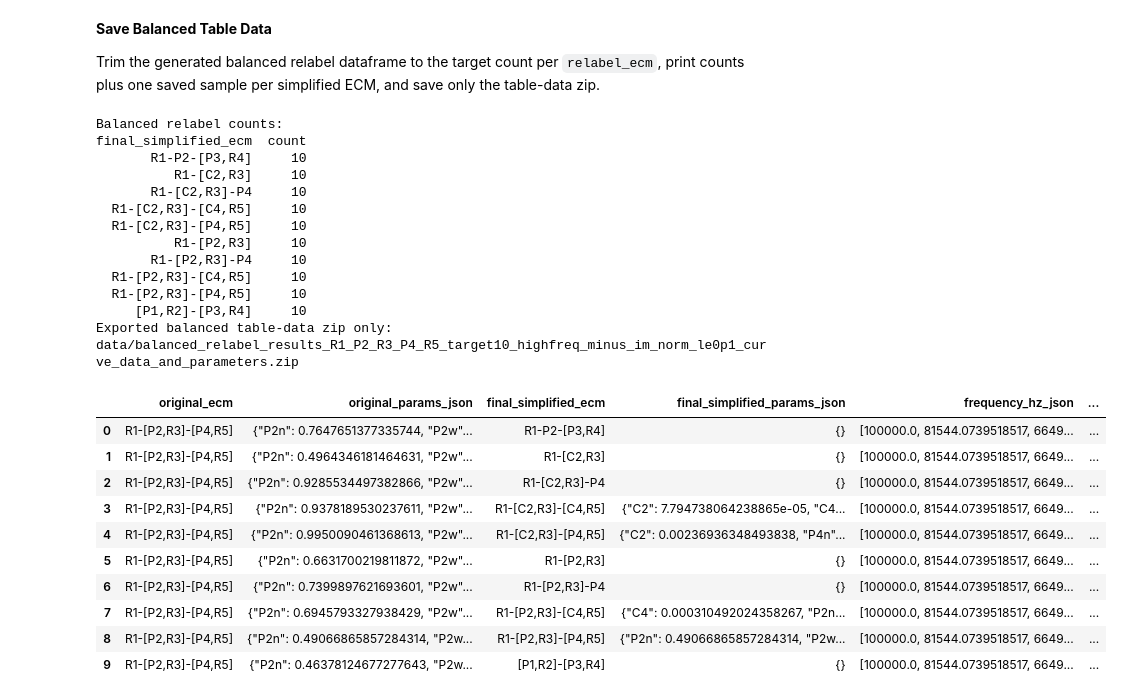
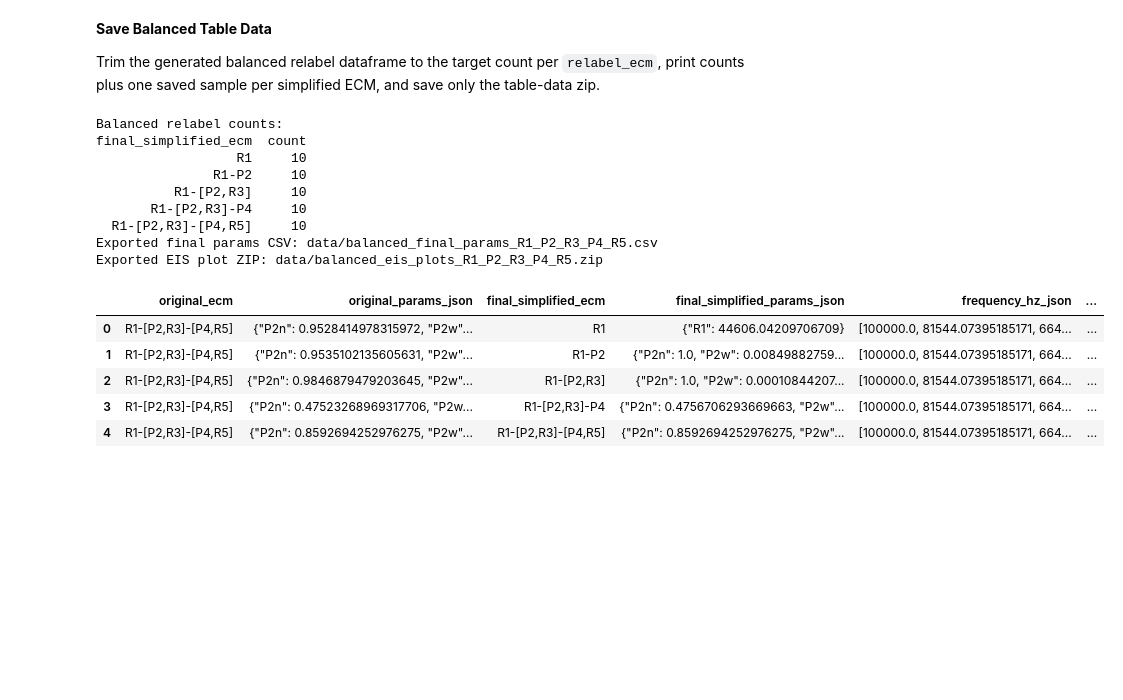
Before and after one commit to zhechengyin/AutoREC, a Jupyter notebook: generate_EIS_data_1.ipynb, the cells around one changed output. Saved outputs shown, nothing was run; the diff lists cells and outputs as text; code cells hidden in the pictures; blank space fills up the shorter version.

```diff
--- a/generate_EIS_data_1.ipynb
+++ b/generate_EIS_data_1.ipynb
@@ -1374,15 +1359,22 @@ groups = list(plot_df.groupby('relabel_ecm', sort=True))
 if not groups:
     raise ValueError('No relabeled ECM groups available to plot.')
 
+show_original_curve_reference = True
 n_cols = min(3, len(groups))
 n_rows = math.ceil(len(groups) / n_cols)
 fig, axes = plt.subplots(n_rows, n_cols, figsize=(5.4 * n_cols, 4.6 * n_rows), squeeze=False)
 
 for ax, (relabel_ecm, group) in zip(axes.ravel(), groups):
     for _, row in group.iterrows():
-        re_norm, minus_im_norm = row['curve']
-        ax.plot(re_norm, -minus_im_norm, linewidth=1.15, alpha=0.65)
-    ax.set_title(f'Relabel: {relabel_ecm}\n(showing {len(group)})')
+        if show_original_curve_reference:
+            re_orig, minus_im_orig = row['curve']
+            ax.plot(re_orig, -minus_im_orig, linewidth=0.8, alpha=0.18, color='0.65')
+        try:
+            re_fit, minus_im_fit = simulate_relabel_normalized_curve(row, random_ecm_freq)
+            ax.plot(re_fit, -minus_im_fit, linewidth=1.35, alpha=0.85, marker='o', markersize=1.8)
+        except Exception as exc:
+            ax.text(0.03, 0.95, f'fit plot failed: {exc!r}', transform=ax.transAxes, va='top', fontsize=8)
+    ax.set_title(f'Relabel fit: {relabel_ecm}\n(showing {len(group)})')
     ax.set_xlabel('Normalized Re(Z)')
     ax.set_ylabel('Normalized Im(Z)')
     ax.set_xlim(-0.03, 1.03)
@@ -1393,7 +1385,7 @@ for ax, (relabel_ecm, group) in zip(axes.ravel(), groups):
 for ax in axes.ravel()[len(groups):]:
     ax.axis('off')
 
-fig.suptitle(f'{len(plot_df)} selected normalized Nyquist curves for {random_ecm_circuit}', y=1.02, fontsize=13)
+fig.suptitle(f'{len(plot_df)} relabeled fitted curves for {random_ecm_circuit}', y=1.02, fontsize=13)
 fig.tight_layout()
 plt.show()
 # %% [output]
@@ -1730,8 +1784,7 @@ Trim the generated balanced relabel dataframe to the target count per `relabel_e
 # %%
 required_balanced_export_vars = [
     'balanced_relabel_results_df', 'balanced_target_per_relabel', 'balanced_target_relabel_ecms',
-    'balanced_curve_parameter_csv_path', 'balanced_counts_csv_path',
-    'balanced_metadata_path', 'balanced_curve_parameter_zip_path',
+    'balanced_curve_parameter_csv_path', 'balanced_eis_plot_zip_path',
     'random_ecm_freq', 'relabel_group_counts',
 ]
 missing_balanced_export_vars = [name for name in required_balanced_export_vars if name not in globals()]
@@ -1777,58 +1830,59 @@ for _, row in balanced_final_relabel_df.sort_values(['relabel_ecm', 'global_posi
             'imag_ohm': [float(value) for value in np.imag(Z)],
         }),
     })
 
 balanced_curve_parameter_export_df = pd.DataFrame(balanced_curve_parameter_rows)
 balanced_counts_df = (
     final_counts.rename_axis('final_simplified_ecm')
     .reset_index(name='count')
     .sort_values('final_simplified_ecm')
 )
 balanced_first_sample_df = (
     balanced_curve_parameter_export_df
     .sort_values('final_simplified_ecm')
     .groupby('final_simplified_ecm', group_keys=False)
     .head(1)
     .reset_index(drop=True)
 )
 
-with zipfile.ZipFile(balanced_curve_parameter_zip_path, mode='w', compression=zipfile.ZIP_DEFLATED) as archive:
-    archive.writestr(
-        balanced_curve_parameter_csv_path.name,
-        balanced_curve_parameter_export_df.to_csv(index=False),
-    )
+balanced_curve_parameter_export_df.to_csv(balanced_curve_parameter_csv_path, index=False)
 
-for stale_path in (balanced_curve_parameter_csv_path, balanced_counts_csv_path, balanced_metadata_path):
-    stale_path = Path(stale_path)
-    if stale_path.exists():
-        stale_path.unlink()
+with zipfile.ZipFile(balanced_eis_plot_zip_path, mode='w', compression=zipfile.ZIP_DEFLATED) as archive:
+    for _, row in balanced_final_relabel_df.sort_values(['relabel_ecm', 'global_position']).iterrows():
+        Z = np.asarray(simulate_relabel_impedance(row, random_ecm_freq))
+        label = str(row['relabel_ecm'])
+        safe_label = re.sub(r'[^A-Za-z0-9._-]+', '_', label).strip('_') or 'unknown_ecm'
+        fig, ax = plt.subplots(figsize=(5.8, 5.2))
+        ax.plot(np.real(Z), -np.imag(Z), linewidth=1.8, color='tab:blue')
+        ax.set_title(label, fontsize=10, wrap=True)
+        ax.set_xlabel('Re(Z) / ohm')
+        ax.set_ylabel('-Im(Z) / ohm')
+        ax.grid(True, linestyle=':', alpha=0.35)
+        ax.set_aspect('equal', adjustable='datalim')
+        fig.tight_layout()
+        with BytesIO() as buffer:
+            fig.savefig(buffer, format='png', dpi=180, bbox_inches='tight')
+            archive.writestr(f"curve_{int(row['global_position']):04d}_{safe_label}.png", buffer.getvalue())
+        plt.close(fig)
 
 print('Balanced relabel counts:')
 print(balanced_counts_df.to_string(index=False))
-print(f'Exported balanced table-data zip only: {balanced_curve_parameter_zip_path}')
+print(f'Exported final params CSV: {balanced_curve_parameter_csv_path}')
+print(f'Exported EIS plot ZIP: {balanced_eis_plot_zip_path}')
 balanced_first_sample_df
 # %% [output]
 Balanced relabel counts:
 final_simplified_ecm  count
-       R1-P2-[P3,R4]     10
-          R1-[C2,R3]     10
-       R1-[C2,R3]-P4     10
-  R1-[C2,R3]-[C4,R5]     10
-  R1-[C2,R3]-[P4,R5]     10
+                  R1     10
+               R1-P2     10
           R1-[P2,R3]     10
        R1-[P2,R3]-P4     10
-  R1-[P2,R3]-[C4,R5]     10
   R1-[P2,R3]-[P4,R5]     10
-     [P1,R2]-[P3,R4]     10
-Exported balanced table-data zip only: data/balanced_relabel_results_R1_P2_R3_P4_R5_target10_highfreq_minus_im_norm_le0p1_curve_data_and_parameters.zip
+Exported final params CSV: data/balanced_final_params_R1_P2_R3_P4_R5.csv
+Exported EIS plot ZIP: data/balanced_eis_plots_R1_P2_R3_P4_R5.zip
 |  | original_ecm | original_params_json | final_simplified_ecm | final_simplified_params_json | frequency_hz_json | ... |
-| 0 | R1-[P2,R3]-[P4,R5] | {"P2n": 0.7647651377335744, "P2w"... | R1-P2-[P3,R4] | {} | [100000.0, 81544.0739518517, 6649... | ... |
-| 1 | R1-[P2,R3]-[P4,R5] | {"P2n": 0.4964346181464631, "P2w"... | R1-[C2,R3] | {} | [100000.0, 81544.0739518517, 6649... | ... |
-| 2 | R1-[P2,R3]-[P4,R5] | {"P2n": 0.9285534497382866, "P2w"... | R1-[C2,R3]-P4 | {} | [100000.0, 81544.0739518517, 6649... | ... |
-| 3 | R1-[P2,R3]-[P4,R5] | {"P2n": 0.9378189530237611, "P2w"... | R1-[C2,R3]-[C4,R5] | {"C2": 7.794738064238865e-05, "C4... | [100000.0, 81544.0739518517, 6649... | ... |
-| 4 | R1-[P2,R3]-[P4,R5] | {"P2n": 0.9950090461368613, "P2w"... | R1-[C2,R3]-[P4,R5] | {"C2": 0.00236936348493838, "P4n"... | [100000.0, 81544.0739518517, 6649... | ... |
-| 5 | R1-[P2,R3]-[P4,R5] | {"P2n": 0.6631700219811872, "P2w"... | R1-[P2,R3] | {} | [100000.0, 81544.0739518517, 6649... | ... |
-| 6 | R1-[P2,R3]-[P4,R5] | {"P2n": 0.7399897621693601, "P2w"... | R1-[P2,R3]-P4 | {} | [100000.0, 81544.0739518517, 6649... | ... |
-| 7 | R1-[P2,R3]-[P4,R5] | {"P2n": 0.6945793327938429, "P2w"... | R1-[P2,R3]-[C4,R5] | {"C4": 0.000310492024358267, "P2n... | [100000.0, 81544.0739518517, 6649... | ... |
-| 8 | R1-[P2,R3]-[P4,R5] | {"P2n": 0.49066865857284314, "P2w... | R1-[P2,R3]-[P4,R5] | {"P2n": 0.49066865857284314, "P2w... | [100000.0, 81544.0739518517, 6649... | ... |
-| 9 | R1-[P2,R3]-[P4,R5] | {"P2n": 0.46378124677277643, "P2w... | [P1,R2]-[P3,R4] | {} | [100000.0, 81544.0739518517, 6649... | ... |
+| 0 | R1-[P2,R3]-[P4,R5] | {"P2n": 0.9528414978315972, "P2w"... | R1 | {"R1": 44606.04209706709} | [100000.0, 81544.07395185171, 664... | ... |
+| 1 | R1-[P2,R3]-[P4,R5] | {"P2n": 0.9535102135605631, "P2w"... | R1-P2 | {"P2n": 1.0, "P2w": 0.00849882759... | [100000.0, 81544.07395185171, 664... | ... |
+| 2 | R1-[P2,R3]-[P4,R5] | {"P2n": 0.9846879479203645, "P2w"... | R1-[P2,R3] | {"P2n": 1.0, "P2w": 0.00010844207... | [100000.0, 81544.07395185171, 664... | ... |
+| 3 | R1-[P2,R3]-[P4,R5] | {"P2n": 0.47523268969317706, "P2w... | R1-[P2,R3]-P4 | {"P2n": 0.4756706293669663, "P2w"... | [100000.0, 81544.07395185171, 664... | ... |
+| 4 | R1-[P2,R3]-[P4,R5] | {"P2n": 0.8592694252976275, "P2w"... | R1-[P2,R3]-[P4,R5] | {"P2n": 0.8592694252976275, "P2w"... | [100000.0, 81544.07395185171, 664... | ... |
```
Also changed, not shown: parts of 13 cells of this notebook, 5 other files.
